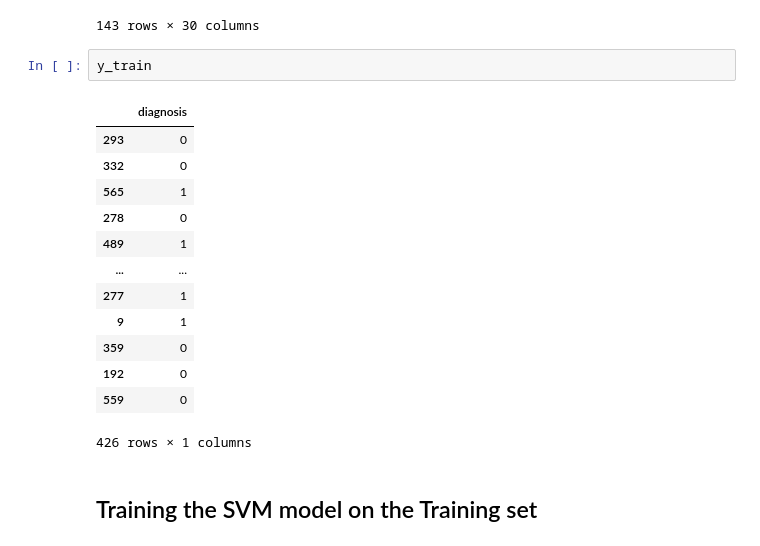
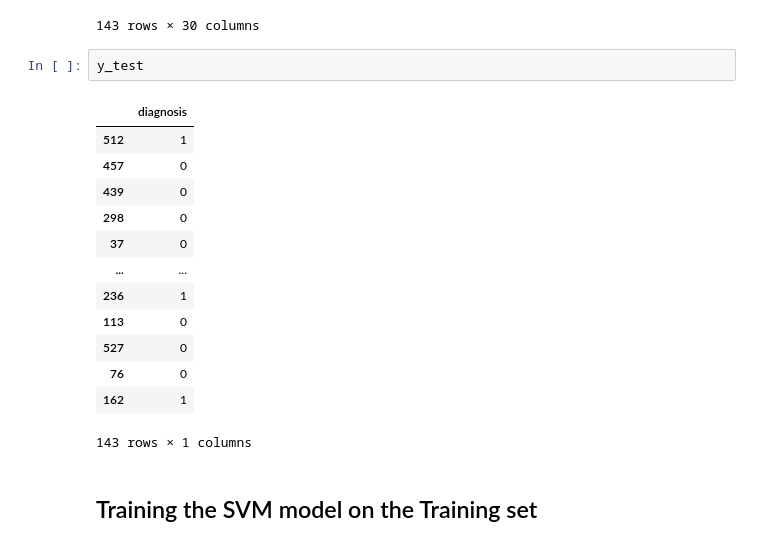
Before and after one commit to karisobomac/Support-Vector-Machine-Algorithm-for-Breast-Cancer-Classification, a Jupyter notebook: Copy_of_support_vector_machine.ipynb, the cells around one changed output. Saved outputs shown, nothing was run; the diff lists cells and outputs as text.

```diff
--- a/Copy_of_support_vector_machine.ipynb
+++ b/Copy_of_support_vector_machine.ipynb
@@ -208,22 +218,22 @@ X_test
 | 76 | 13.53 | 10.94 | 87.91 | 559.2 | 0.12910 | 0.10470 | ... |
 | 162 | 19.59 | 18.15 | 130.70 | 1214.0 | 0.11200 | 0.16660 | ... |
 143 rows × 30 columns
-# %%
-y_train
-# %% [output]
-|  | diagnosis |
-| 293 | 0 |
-| 332 | 0 |
-| 565 | 1 |
-| 278 | 0 |
-| 489 | 1 |
-| ... | ... |
-| 277 | 1 |
-| 9 | 1 |
-| 359 | 0 |
-| 192 | 0 |
-| 559 | 0 |
-426 rows × 1 columns
+# %%
+y_test
+# %% [output]
+|  | diagnosis |
+| 512 | 1 |
+| 457 | 0 |
+| 439 | 0 |
+| 298 | 0 |
+| 37 | 0 |
+| ... | ... |
+| 236 | 1 |
+| 113 | 0 |
+| 527 | 0 |
+| 76 | 0 |
+| 162 | 1 |
+143 rows × 1 columns
 # %% [markdown]
 ## Training the SVM model on the Training set
 # %%
```
Also changed, not shown: parts of 6 cells of this notebook.
